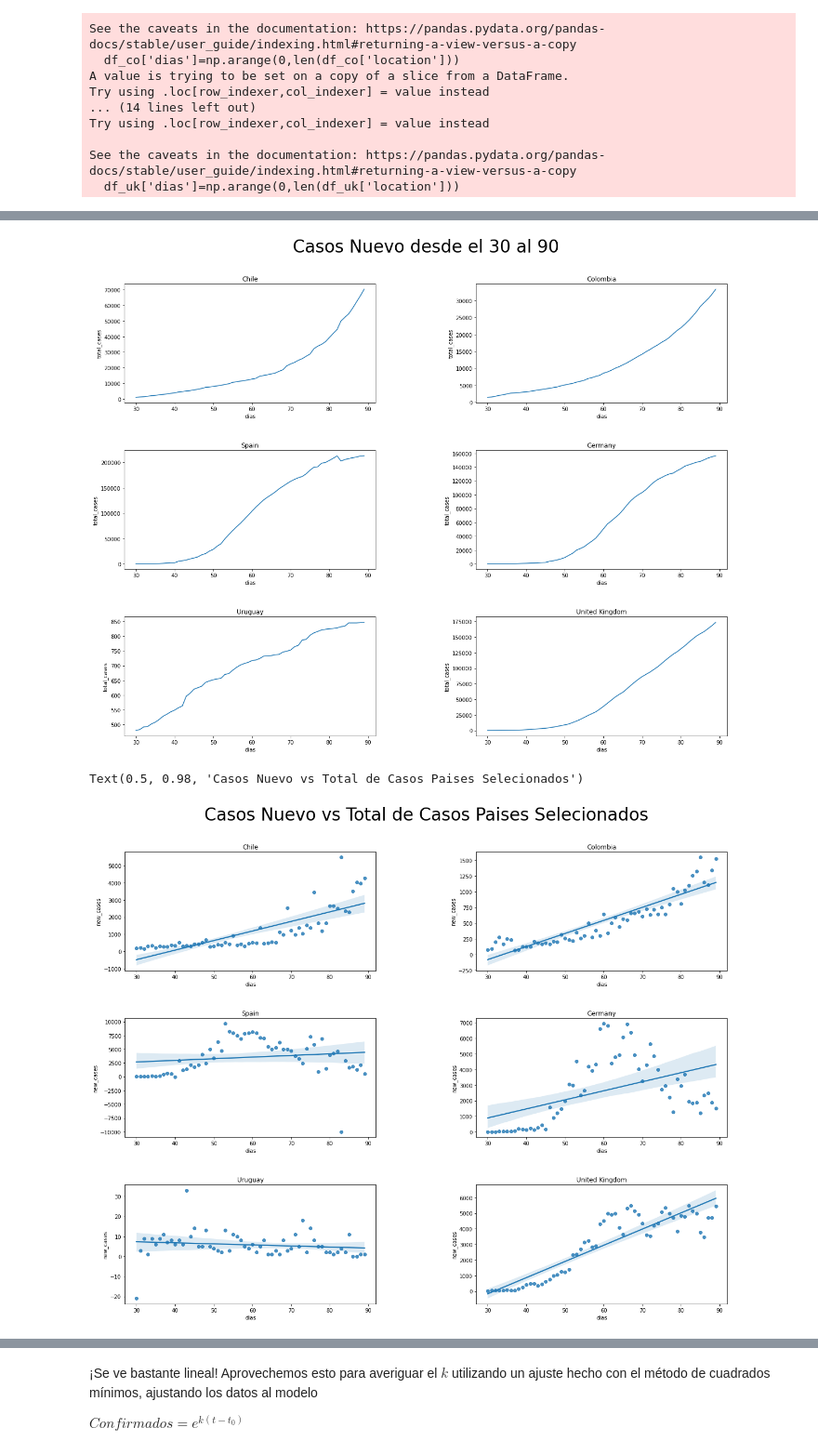
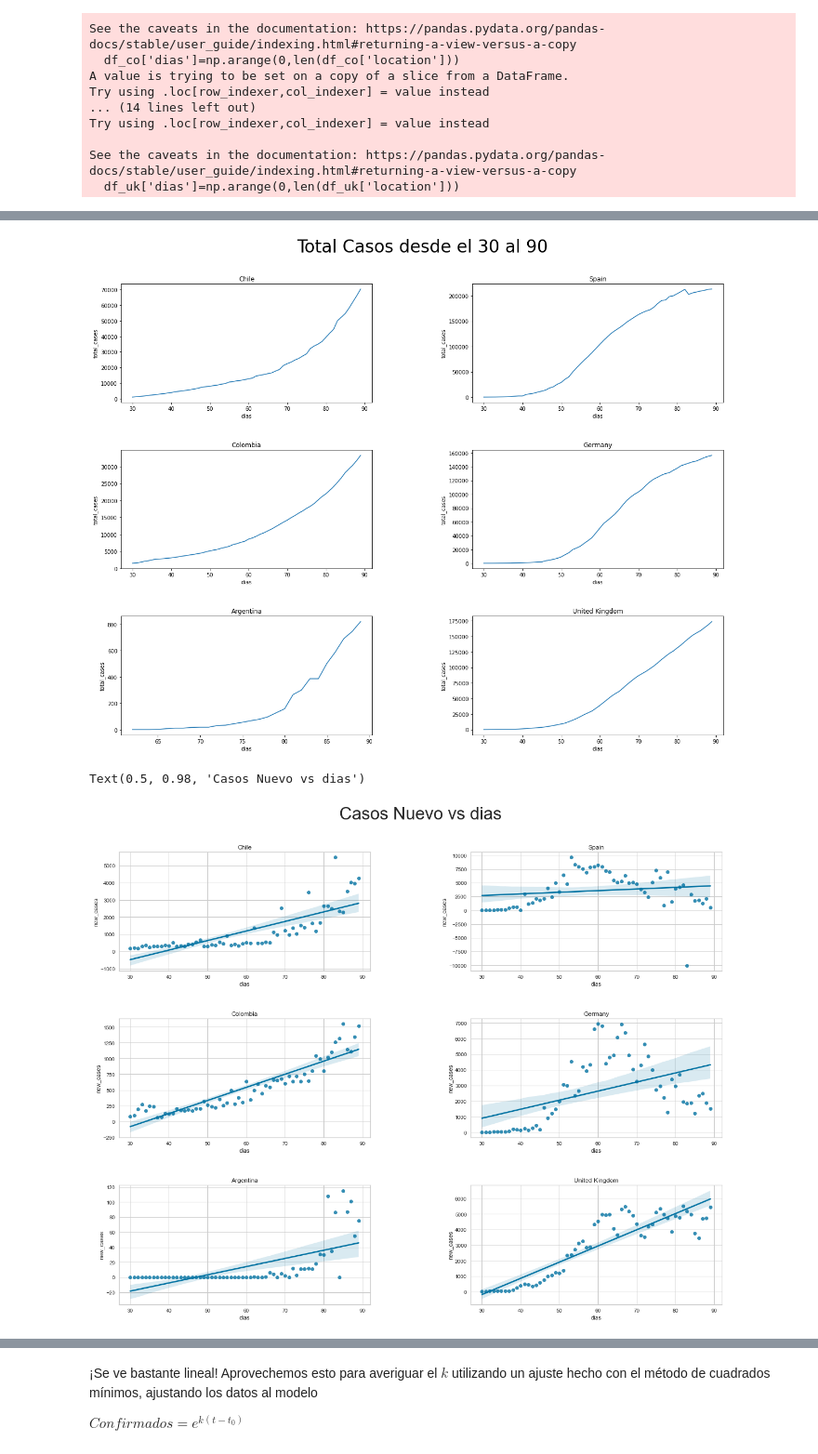
Before and after one commit to leobrandoon/proyectofinal_covid19_LeoGonzalez, a Jupyter notebook: covid19_lego.ipynb, the cells around one changed output, grey strips where cells are left out. Shown at 93% size. Drawn from its saved outputs; the diff is of its cells as text; code cells hidden in the pictures.

```diff
--- a/covid19_lego.ipynb
+++ b/covid19_lego.ipynb
@@ -48,4 +55,4 @@ print(sorted(lista_pais))
 # %%
-paises_comp = datos[datos.location.isin(['Chile','Colombia','Uruguay','Spain','Germany','United Kingdom'])]
+paises_comp = datos[datos.location.isin(['Chile','Colombia','Argentina','Spain','Germany','United Kingdom'])]
 paises_comp['location'].unique()
 # %% [output]
@@ -74,0 +101,4 @@ plt.show()
+# %%
+#col_prop = ["total_cases_per_million","new_cases_per_million","new_deaths_per_million",'hosp_patients_per_million','total_vaccinations_per_hundred','median_age',"continent"]
+fig =plt.subplots(figsize=(7,7))
+sns.heatmap(paises_comp[col_prop].corr(), annot=True)
@@ -77,5 +114,5 @@ df_cl= paises_comp[paises_comp['location']=='Chile']
 df_co= paises_comp[paises_comp['location']=='Colombia']
 df_sp= paises_comp[paises_comp['location']=='Spain']
 df_ge= paises_comp[paises_comp['location']=='Germany']
-df_ur= paises_comp[paises_comp['location']=='Uruguay']
+df_ar= paises_comp[paises_comp['location']=='Argentina']
 df_uk= paises_comp[paises_comp['location']=='United Kingdom']
@@ -82,9 +121,10 @@ df_uk= paises_comp[paises_comp['location']=='United Kingdom']
 # %%
+#creamos la columna dias, que nos ayudara a trabajar los datos en funcion del tiempo, no hablamos de fechas si no de dias transcurridos.
 df_cl['dias']=np.arange(0,len(df_cl['location']))
 df_co['dias']=np.arange(0,len(df_co['location']))
 df_sp['dias']=np.arange(0,len(df_sp['location']))
 df_ge['dias']=np.arange(0,len(df_ge['location']))
-df_ur['dias']=np.arange(0,len(df_ur['location']))
+df_ar['dias']=np.arange(0,len(df_ar['location']))
 df_uk['dias']=np.arange(0,len(df_uk['location']))
 # %% [output]
 A value is trying to be set on a copy of a slice from a DataFrame.
@@ -133,10 +181,10 @@ fin = 90
 fig, ((ax1, ax2), (ax3, ax4),(ax5, ax6)) = plt.subplots(3, 2,figsize=(20,15))
 
 sns.lineplot(x='dias',y='total_cases',data=df_cl[inicio:fin],ax=ax1).set_title('Chile')
-sns.lineplot(x='dias',y='total_cases',data=df_co[inicio:fin],ax=ax2).set_title('Colombia')
-sns.lineplot(x='dias',y='total_cases',data=df_sp[inicio:fin],ax=ax3).set_title('Spain')
+sns.lineplot(x='dias',y='total_cases',data=df_sp[inicio:fin],ax=ax2).set_title('Spain')
+sns.lineplot(x='dias',y='total_cases',data=df_co[inicio:fin],ax=ax3).set_title('Colombia')
 sns.lineplot(x='dias',y='total_cases',data=df_ge[inicio:fin],ax=ax4).set_title('Germany')
-sns.lineplot(x='dias',y='total_cases',data=df_ur[inicio:fin],ax=ax5).set_title('Uruguay')
+sns.lineplot(x='dias',y='total_cases',data=df_ar[inicio:fin],ax=ax5).set_title('Argentina')
 sns.lineplot(x='dias',y='total_cases',data=df_uk[inicio:fin],ax=ax6).set_title('United Kingdom')
 
 plt.subplots_adjust(left=0.1,
@@ -145,28 +193,28 @@ plt.subplots_adjust(left=0.1,
                     top=0.9,
                     wspace=0.4,
                     hspace=0.4)
-fig.suptitle('Casos Nuevo desde el 30 al 90', fontsize=33)
+fig.suptitle('Total Casos desde el 30 al 90', fontsize=33)
 
 plt.show()
 # %% [output]
-[figure, old version]
+[figure, new version]
 # %%
 fig, ((ax1, ax2), (ax3, ax4),(ax5, ax6)) = plt.subplots(3, 2,figsize=(20,15))
 
 sns.regplot(x='dias',y='new_cases',data=df_cl[inicio:fin],ax=ax1).set_title('Chile')
-sns.regplot(x='dias',y='new_cases',data=df_co[inicio:fin],ax=ax2).set_title('Colombia')
-sns.regplot(x='dias',y='new_cases',data=df_sp[inicio:fin],ax=ax3).set_title('Spain')
+sns.regplot(x='dias',y='new_cases',data=df_sp[inicio:fin],ax=ax2).set_title('Spain')
+sns.regplot(x='dias',y='new_cases',data=df_co[inicio:fin],ax=ax3).set_title('Colombia')
 sns.regplot(x='dias',y='new_cases',data=df_ge[inicio:fin],ax=ax4).set_title('Germany')
-sns.regplot(x='dias',y='new_cases',data=df_ur[inicio:fin],ax=ax5).set_title('Uruguay')
+sns.regplot(x='dias',y='new_cases',data=df_ar[inicio:fin],ax=ax5).set_title('Argentina')
 sns.regplot(x='dias',y='new_cases',data=df_uk[inicio:fin],ax=ax6).set_title('United Kingdom')
 
 plt.subplots_adjust(left=0.1,
                     bottom=0.1,
                     right=0.9,
                     top=0.9,
                     wspace=0.4,
                     hspace=0.4)
-fig.suptitle('Casos Nuevo vs Total de Casos Paises Selecionados', fontsize=33)
+fig.suptitle('Casos Nuevo vs dias', fontsize=33)
 # %% [output]
-Text(0.5, 0.98, 'Casos Nuevo vs Total de Casos Paises Selecionados')
+Text(0.5, 0.98, 'Casos Nuevo vs dias')
-[figure, old version]
+[figure, new version]
```
Also changed, not shown: parts of 50 cells of this notebook.
